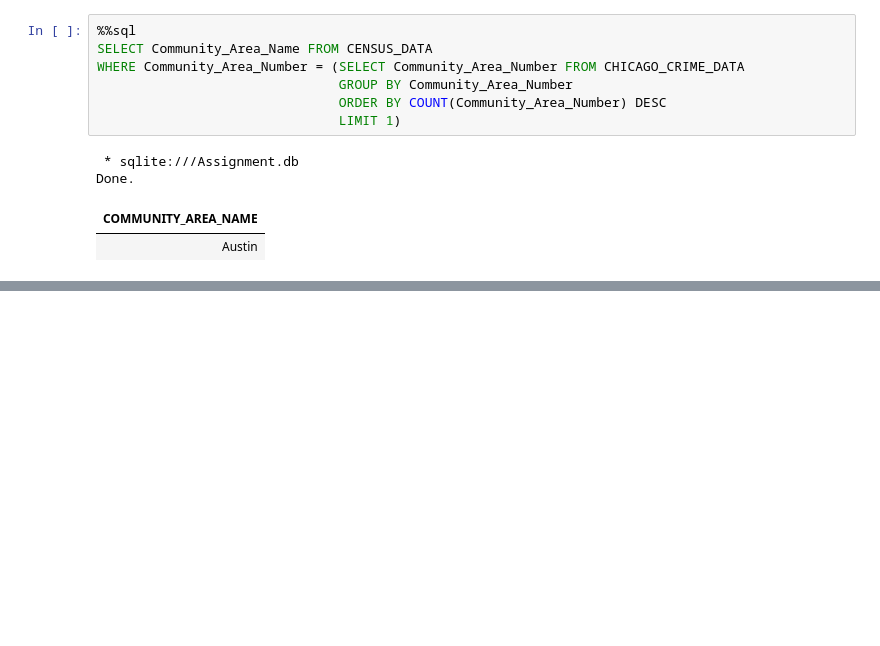
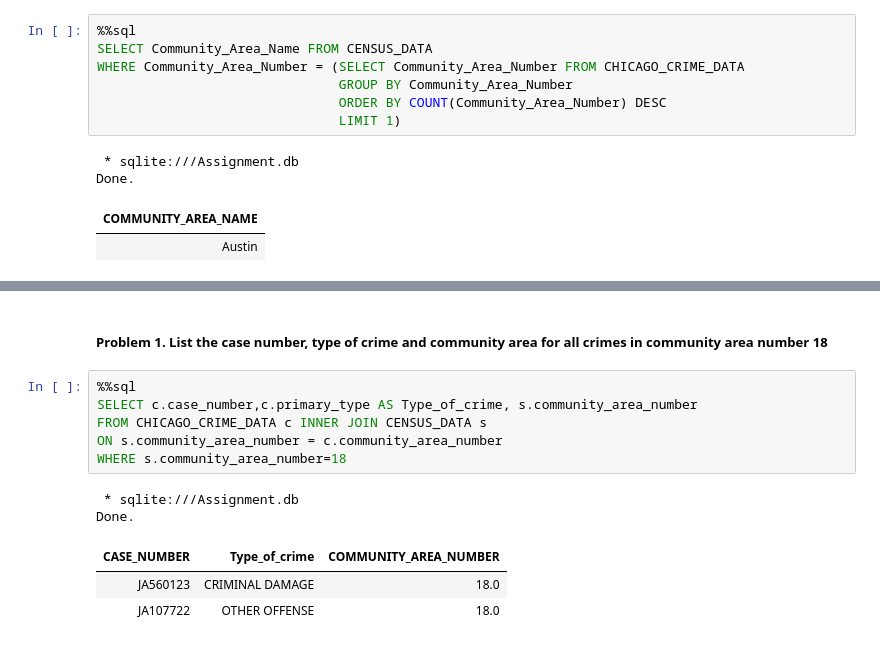
Before and after one commit to EmmanuelMald/IBM-Professional-Certificate-Data-Science, a Jupyter notebook: SQL/Assignment.ipynb, the cells around one changed output, grey strips where cells are left out. Saved outputs shown, nothing was run; the diff lists cells and outputs as text; blank space fills up the shorter version.

```diff
--- a/SQL/Assignment.ipynb
+++ b/SQL/Assignment.ipynb
@@ -231,0 +293,14 @@ Done.
+# %% [markdown]
+##### **Problem 1**. List the case number, type of crime and community area for all crimes in community area number 18
+# %%
+%%sql
+SELECT c.case_number,c.primary_type AS Type_of_crime, s.community_area_number
+FROM CHICAGO_CRIME_DATA c INNER JOIN CENSUS_DATA s
+ON s.community_area_number = c.community_area_number
+WHERE s.community_area_number=18
+# %% [output]
+ * sqlite:///Assignment.db
+Done.
+| CASE_NUMBER | Type_of_crime | COMMUNITY_AREA_NUMBER |
+| JA560123 | CRIMINAL DAMAGE | 18.0 |
+| JA107722 | OTHER OFFENSE | 18.0 |
```
Also changed, not shown: parts of 8 cells of this notebook, 6 other files.
